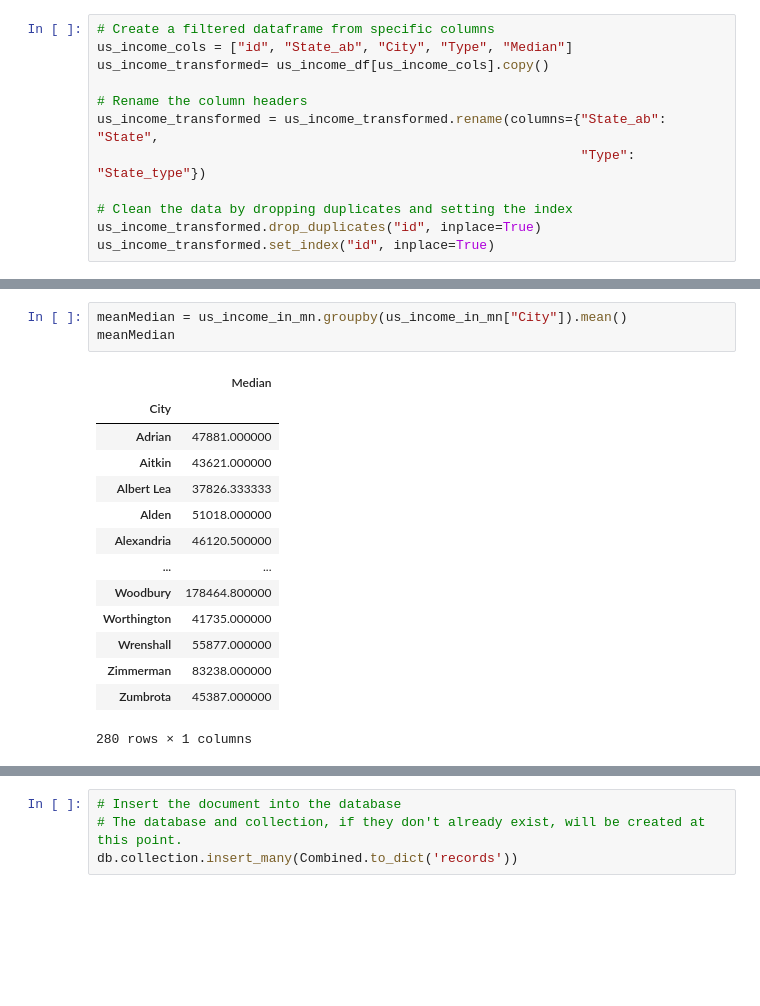
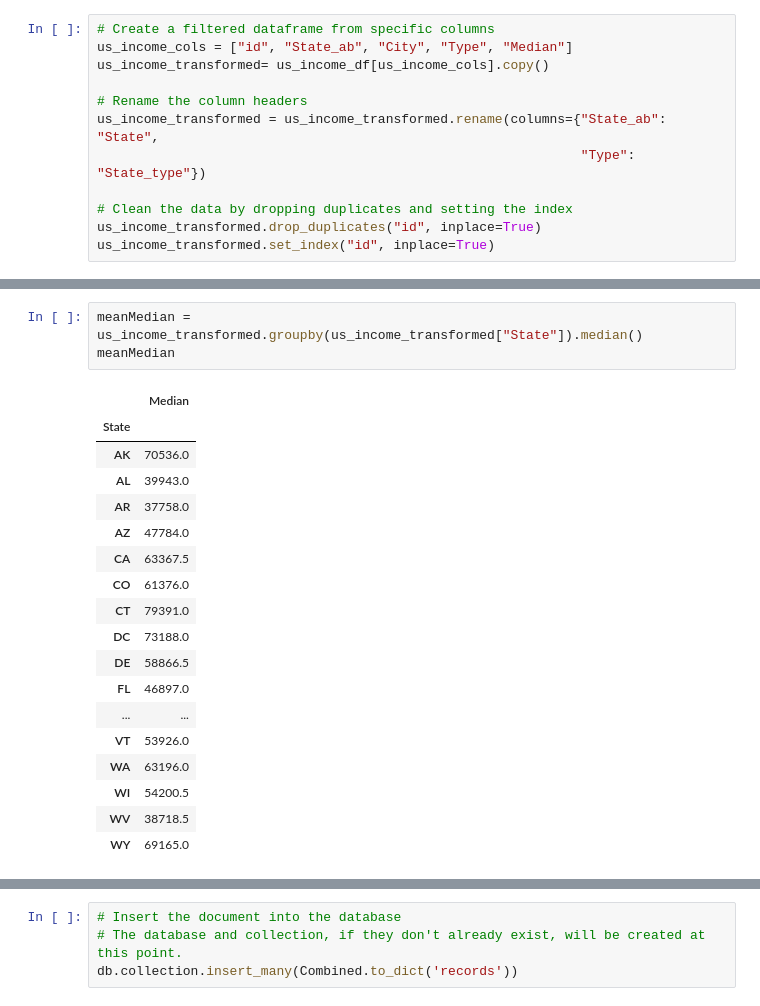
Before and after one commit to makeller234/ETL_Project_Satrbucks_Median_Income, a Jupyter notebook: etl_project.ipynb, the cells around one changed output, grey strips where cells are left out. Drawn from its saved outputs; the diff is of its cells as text; blank space fills up the shorter version.

```diff
--- a/etl_project.ipynb
+++ b/etl_project.ipynb
@@ -125,18 +120,22 @@ us_income_in_mn
-# %%
-meanMedian = us_income_in_mn.groupby(us_income_in_mn["City"]).mean()
-meanMedian
-# %% [output]
-|  | Median |
-| City |  |
-| Adrian | 47881.000000 |
-| Aitkin | 43621.000000 |
-| Albert Lea | 37826.333333 |
-| Alden | 51018.000000 |
-| Alexandria | 46120.500000 |
-| ... | ... |
-| Woodbury | 178464.800000 |
-| Worthington | 41735.000000 |
-| Wrenshall | 55877.000000 |
-| Zimmerman | 83238.000000 |
-| Zumbrota | 45387.000000 |
-280 rows × 1 columns
+# %%
+meanMedian = us_income_transformed.groupby(us_income_transformed["State"]).median()
+meanMedian
+# %% [output]
+|  | Median |
+| State |  |
+| AK | 70536.0 |
+| AL | 39943.0 |
+| AR | 37758.0 |
+| AZ | 47784.0 |
+| CA | 63367.5 |
+| CO | 61376.0 |
+| CT | 79391.0 |
+| DC | 73188.0 |
+| DE | 58866.5 |
+| FL | 46897.0 |
+| ... | ... |
+| VT | 53926.0 |
+| WA | 63196.0 |
+| WI | 54200.5 |
+| WV | 38718.5 |
+| WY | 69165.0 |
```
Also changed, not shown: parts of 14 cells of this notebook.
